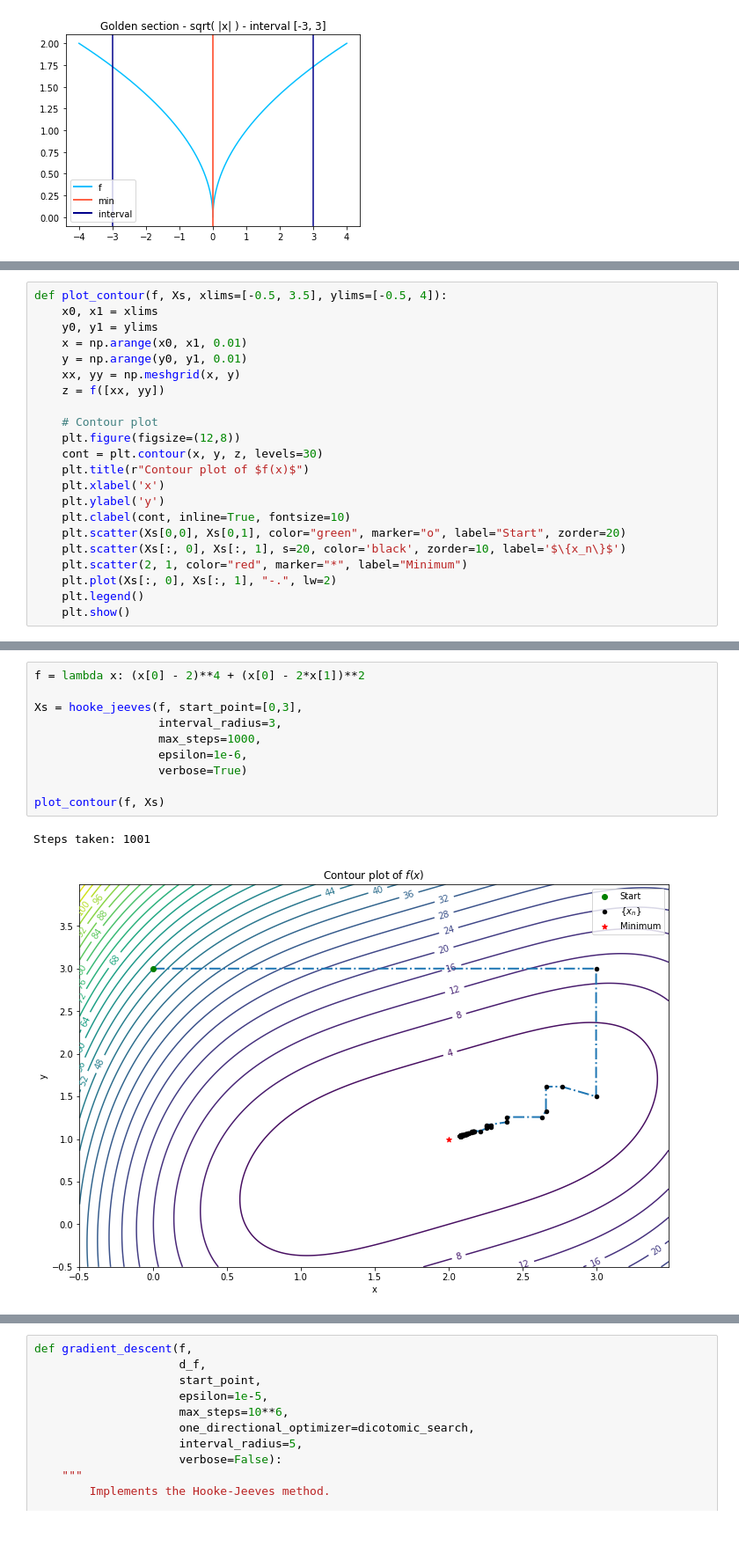
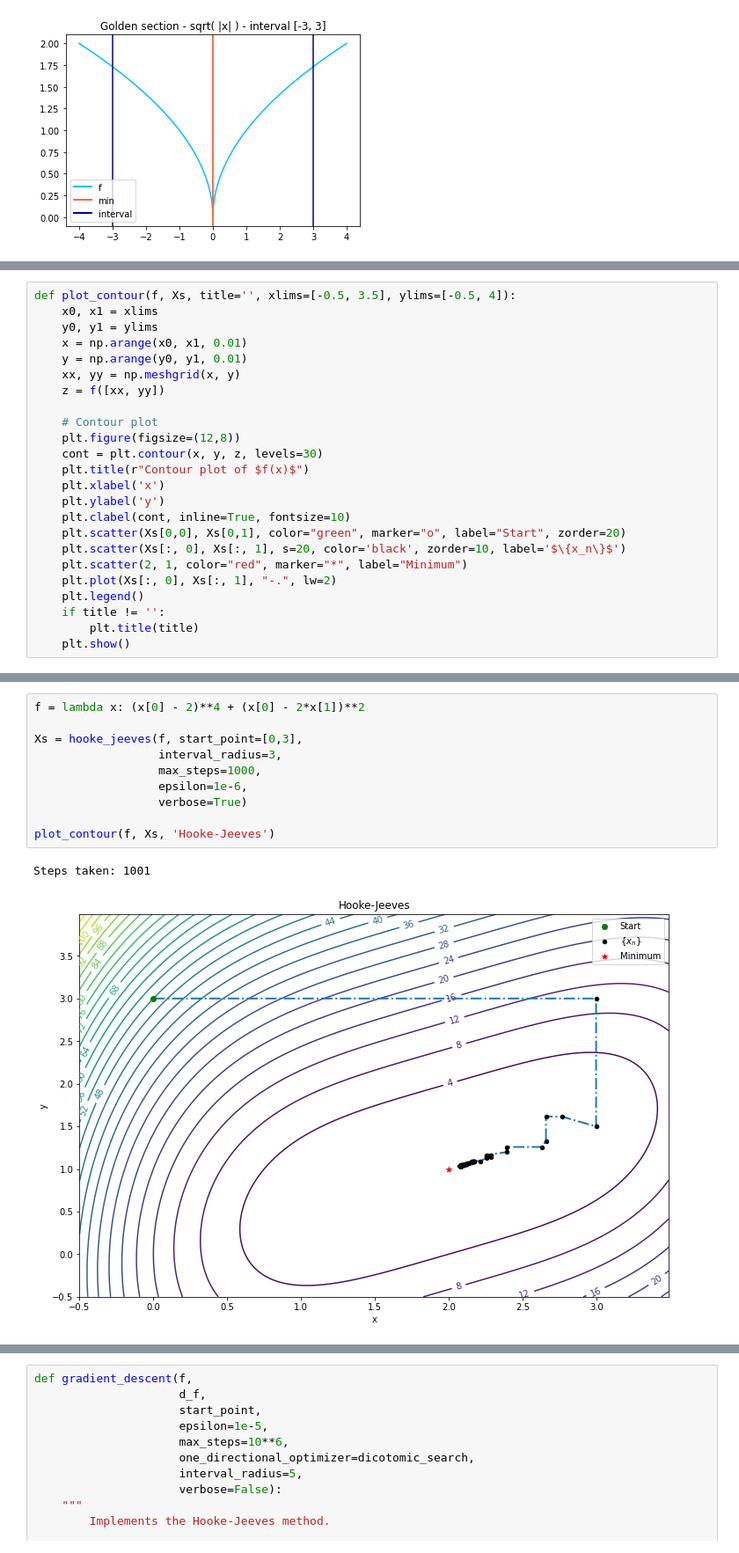
Before and after one commit to fjsaezm/mcd-opt, a Jupyter notebook: Practicas/algorithms.ipynb, the cells around one changed output, grey strips where cells are left out. Shown at 88% size. Saved outputs shown, nothing was run; the diff lists cells and outputs as text.

```diff
--- a/Practicas/algorithms.ipynb
+++ b/Practicas/algorithms.ipynb
@@ -179,5 +204,5 @@ Steps taken: 16
 # %%
-def plot_contour(f, Xs, xlims=[-0.5, 3.5], ylims=[-0.5, 4]):
+def plot_contour(f, Xs, title='', xlims=[-0.5, 3.5], ylims=[-0.5, 4]):
     x0, x1 = xlims
     y0, y1 = ylims
     x = np.arange(x0, x1, 0.01)
@@ -197,4 +222,6 @@ def plot_contour(f, Xs, xlims=[-0.5, 3.5], ylims=[-0.5, 4]):
     plt.scatter(2, 1, color="red", marker="*", label="Minimum")
     plt.plot(Xs[:, 0], Xs[:, 1], "-.", lw=2)
     plt.legend()
+    if title != '':
+        plt.title(title)
     plt.show()
@@ -279,13 +320,13 @@ def hooke_jeeves(f, start_point,
 # %%
 f = lambda x: (x[0] - 2)**4 + (x[0] - 2*x[1])**2
 
 Xs = hooke_jeeves(f, start_point=[0,3],
                   interval_radius=3,
                   max_steps=1000,
                   epsilon=1e-6,
                   verbose=True)
 
-plot_contour(f, Xs)
+plot_contour(f, Xs, 'Hooke-Jeeves')
 # %% [output]
 Steps taken: 1001
-[figure, old version]
+[figure, new version]
```
Also changed, not shown: parts of 25 cells of this notebook.
